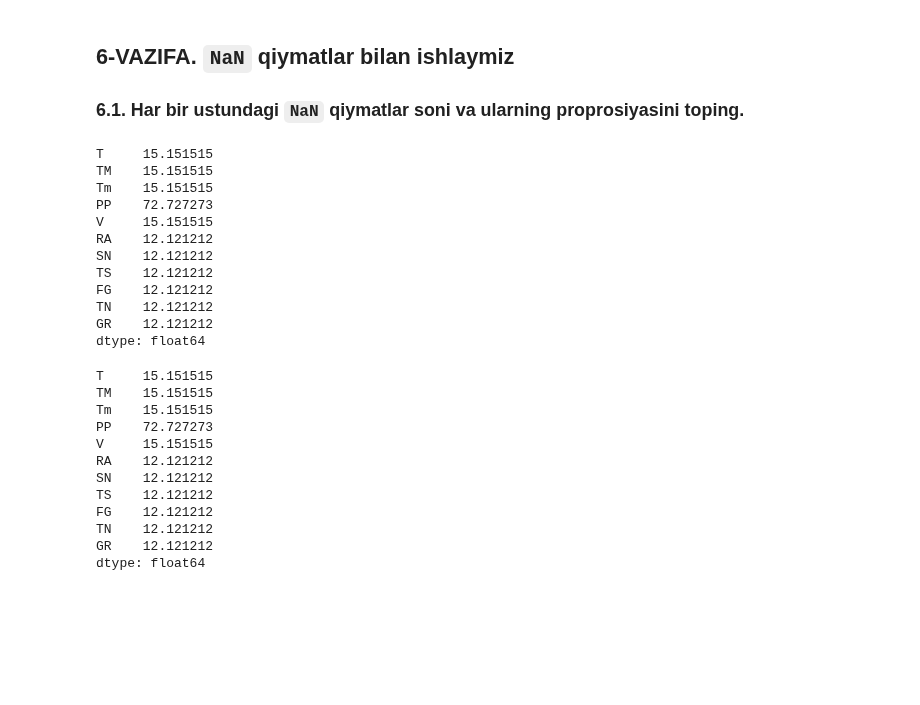
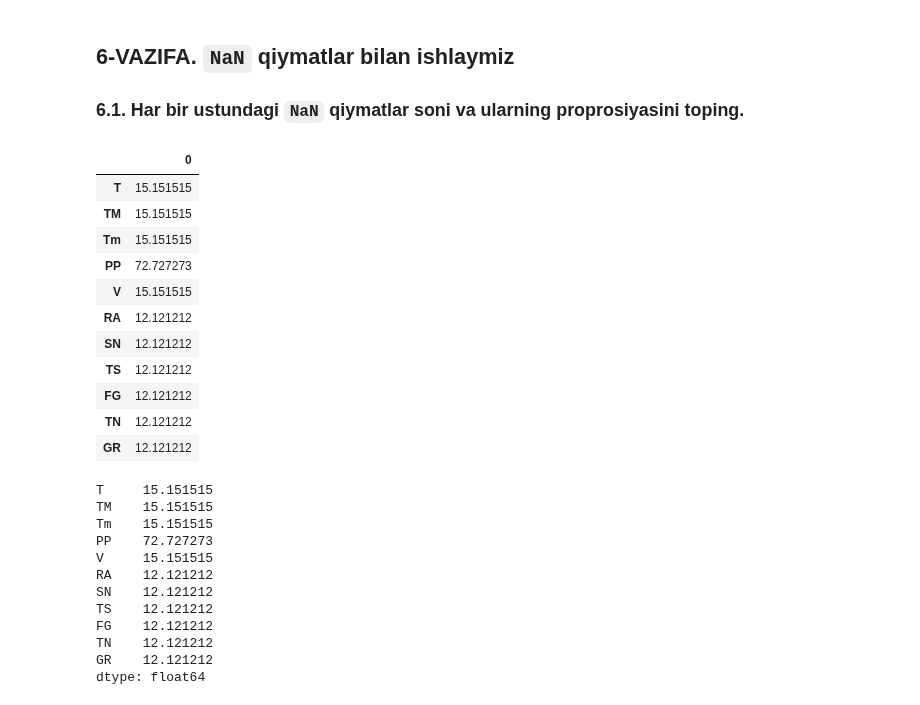
Before and after one commit to Shermukhammat/Mohirdev_Data_Science_praktikum, a Jupyter notebook: visualization/04_VISUAL_AMALIYOT_01_matplotlib.ipynb, the cells around one changed output. Cells and saved outputs as stored; diff of their text form; code cells hidden in the pictures; blank space fills up the shorter version.

```diff
--- a/visualization/04_VISUAL_AMALIYOT_01_matplotlib.ipynb
+++ b/visualization/04_VISUAL_AMALIYOT_01_matplotlib.ipynb
@@ -202,20 +202,20 @@ memory usage: 3.1 KB
 # %%
 # JAVOBNI SHUYERGA YOZING
 
-df.isna().sum() / len(df.index) * 100
+pd.DataFrame(df.isna().sum() / len(df.index) * 100)
 # %% [output]
-T     15.151515
-TM    15.151515
-Tm    15.151515
-PP    72.727273
-V     15.151515
-RA    12.121212
-SN    12.121212
-TS    12.121212
-FG    12.121212
-TN    12.121212
-GR    12.121212
-dtype: float64
+|  | 0 |
+| T | 15.151515 |
+| TM | 15.151515 |
+| Tm | 15.151515 |
+| PP | 72.727273 |
+| V | 15.151515 |
+| RA | 12.121212 |
+| SN | 12.121212 |
+| TS | 12.121212 |
+| FG | 12.121212 |
+| TN | 12.121212 |
+| GR | 12.121212 |
 # %%
 #@title Kutilgan natija
 df.isnull().sum()/len(df)*100
```
Also changed, not shown: parts of 8 cells of this notebook.
